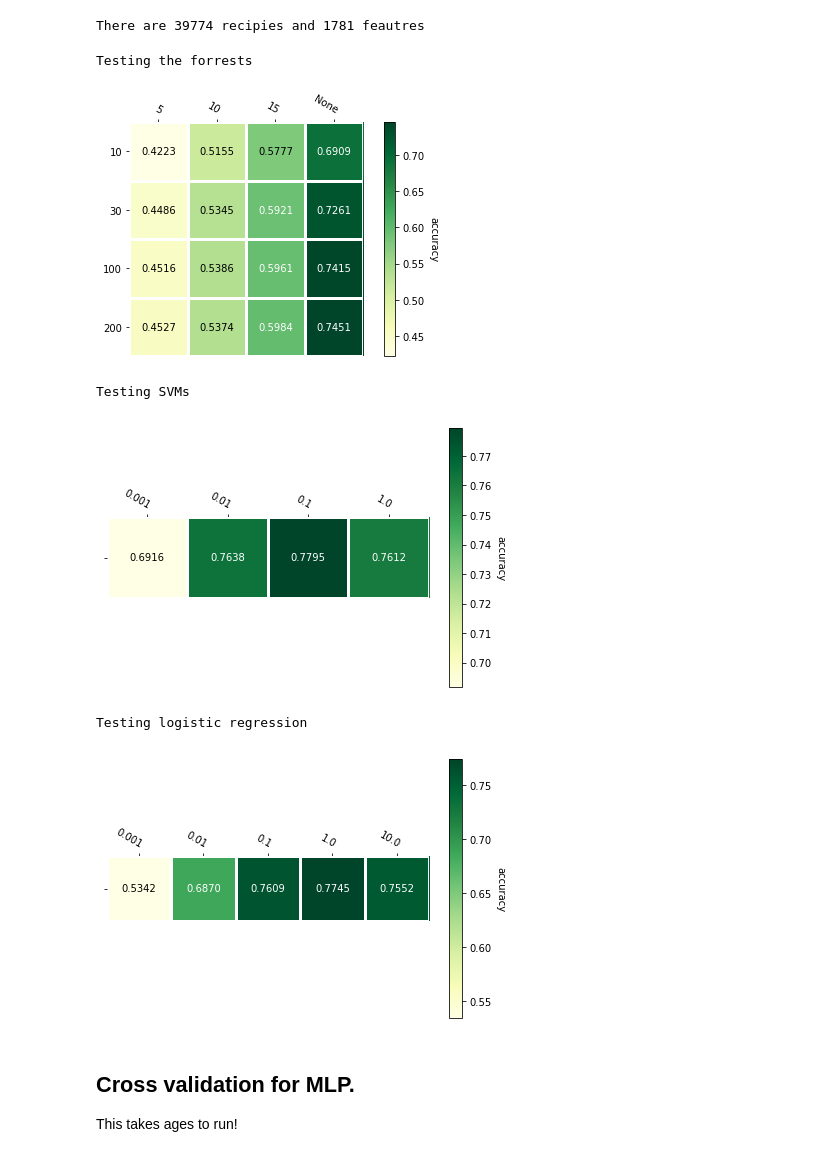
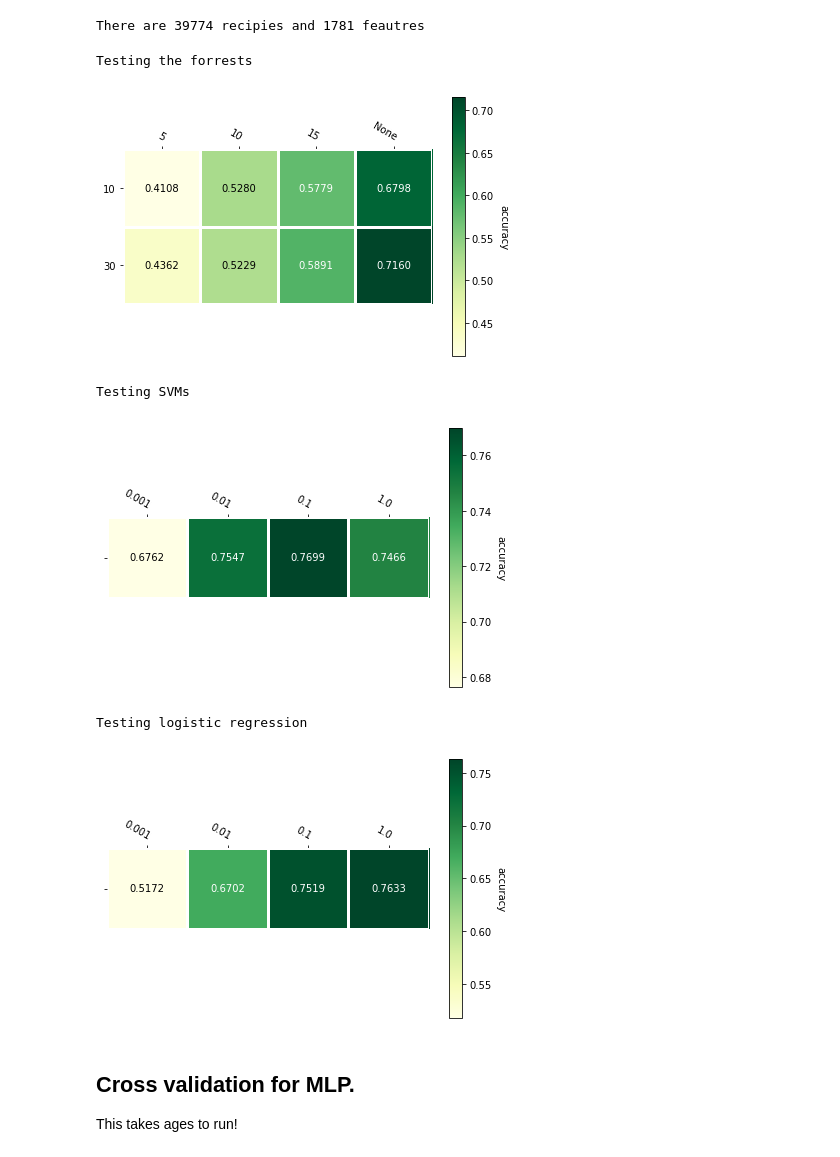
Before and after one commit to jonabaa/Project3, a Jupyter notebook: Functions tester.ipynb, the cells around one changed output. Cells and saved outputs as stored; diff of their text form; code cells hidden in the pictures.

```diff
--- a/Functions tester.ipynb
+++ b/Functions tester.ipynb
@@ -32,28 +32,28 @@ There are 39774 recipies and 1781 feautres
 # %%
 print("Testing the forrests")
 print("")
-forrest_scores = forrest_tester(x_train, y_train, [10,30,100, 200], [5,10,15,None], folds = 3, plot = True)
+forrest_scores = forrest_tester(x_train, y_train, [10,30], [5,10,15,None], folds = 2, plot = True)
 print("")
 print("")
 
 print("Testing SVMs")
 print("")
-svm_scores = svm_tester(x_train, y_train, [0.001, 0.01, 0.1, 1], folds = 3, plot = True)
+svm_scores = svm_tester(x_train, y_train, [0.001, 0.01, 0.1, 1], folds = 2, plot = True)
 print("")
 print("")
 
 print("Testing logistic regression")
 print("")
-logistic_scores = logistic_tester(x_train, y_train, [0.001, 0.01, 0.1, 1, 10], folds = 3, plot = True)
+logistic_scores = logistic_tester(x_train, y_train, [0.001, 0.01, 0.1, 1], folds = 2, plot = True)
 print("")
 print("")
 # %% [output]
 Testing the forrests
-[figure, old version]
+[figure, new version]
 Testing SVMs
-[figure, old version]
+[figure, new version]
 Testing logistic regression
-[figure, old version]
+[figure, new version]
 # %% [markdown]
 ## Cross validation for MLP.
 This takes ages to run!
```
Also changed, not shown: 2 other files.
